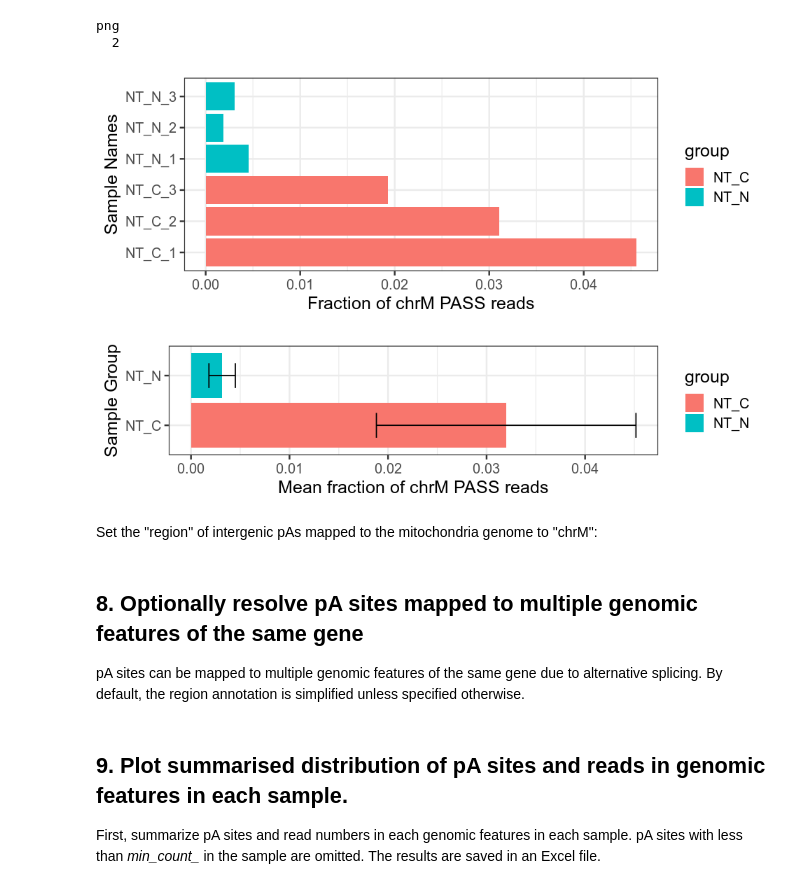
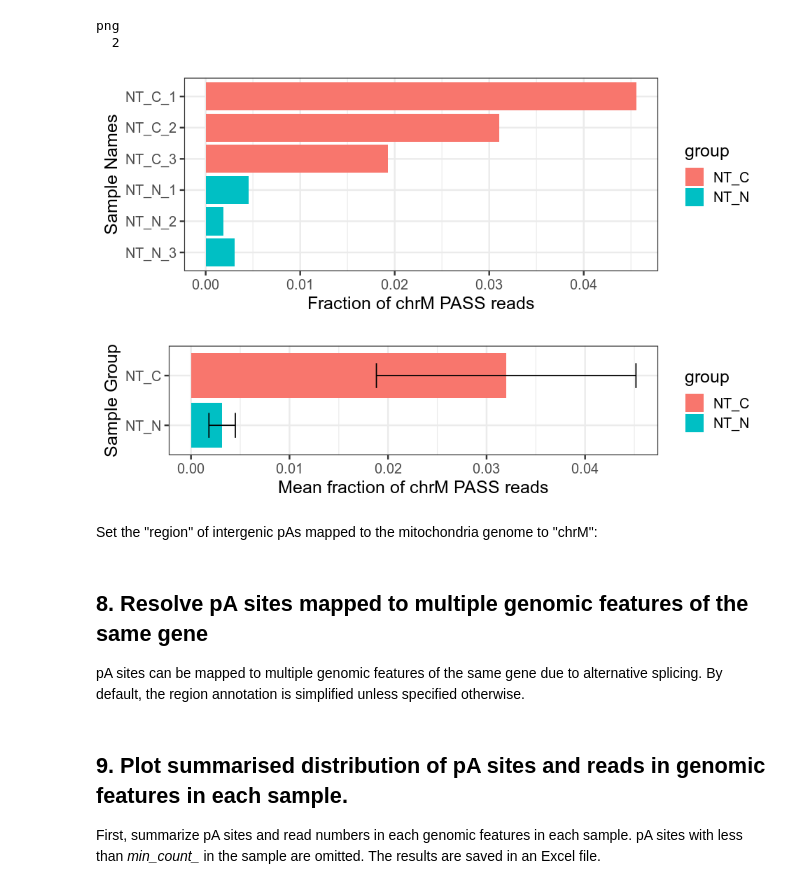
Before and after one commit to DinghaiZ/3-prime-READS-plus, a Jupyter notebook: projects/project_1/experiment_1/notebooks/Part-2.ipynb, the cells around one changed output. Saved outputs shown, nothing was run; the diff lists cells and outputs as text; code cells hidden in the pictures.

```diff
--- a/projects/project_1/experiment_1/notebooks/Part-2.ipynb
+++ b/projects/project_1/experiment_1/notebooks/Part-2.ipynb
@@ -482,13 +448,14 @@ total_counts = colSums(data.frame(mcols(pA))[,sample_names])
 
 df = data.frame(chrM_counts, total_counts, sample_names) %>%
      mutate(chrM_fraction = chrM_counts/total_counts) %>%
-     mutate(group = sub("(.+)_\\d.*$", "\\1", sample_names)) %>%
+     mutate(group = factor(sub("(.+)_\\d.*$", "\\1", sample_names))) %>%
      arrange(sample_names)
 
 p = ggplot(df, aes(x = sample_names, y = chrM_fraction, fill = group)) +
     geom_col() +
     scale_fill_hue() +
     coord_flip() +
+    scale_x_discrete(limits = rev(df$sample_names)) +
     xlab("Sample Names") +
     ylab("Fraction of chrM PASS reads")
 
@@ -505,41 +472,42 @@ options(repr.plot.width=8, repr.plot.height=3)
 
 p
 # %% [output]
-[figure, old version]
+[figure, new version]
 # %%
 # Calculate mean and sd of chrM fractions
 if(length(batches) > 1){
-#  df$sample_names = sub(paste0("_(", paste(batches, collapse = "|"), ")"), "", df$sample_names)
-  df = df %>%
+  sum_df = df %>%
     group_by(group) %>%
-    summarise(chrM_mean_fraction = mean(chrM_fraction), chrM_fraction_sd = sd(chrM_fraction))
+    summarise(chrM_mean_fraction = mean(chrM_fraction), chrM_fraction_sd = sd(chrM_fraction)) %>%
+    ungroup()
 
-  p = ggplot(df, aes(x = group, y=chrM_mean_fraction, fill = group)) +
+  p = ggplot(sum_df, aes(x = group, y = chrM_mean_fraction, fill = group)) +
     geom_col() +
     geom_errorbar(aes(x = group,
                       ymin = chrM_mean_fraction-chrM_fraction_sd,
                       ymax = chrM_mean_fraction+chrM_fraction_sd),
                   width = 0.5) +
     coord_flip() +
+    scale_x_discrete(limits = rev(sum_df$group)) +
     xlab("Sample Group") +
     ylab("Mean fraction of chrM PASS reads")
 
-  png(file.path(result_dir, "mean_chrM_reads_fraction.png"), 100*nrow(df), 500)
+  png(file.path(result_dir, "mean_chrM_reads_fraction.png"), 100*nrow(sum_df), 500)
   print(p)
 
 
   options(repr.plot.width=8, repr.plot.height=2)
   dev.off()
   p
 }
 # %% [output]
-[figure, old version]
+[figure, new version]
 # %% [markdown]
 Set the "region" of intergenic pAs mapped to the mitochondria genome to "chrM":
 # %%
 pA[pA$region == "intergenic" & seqnames(pA) == "chrM"]$region = "chrM"
 # %% [markdown]
-## 8. Optionally resolve pA sites mapped to multiple genomic features of the same gene
+## 8. Resolve pA sites mapped to multiple genomic features of the same gene
 pA sites can be mapped to multiple genomic features of the same gene due to alternative splicing. By default, the region annotation is simplified unless specified otherwise.
 # %%
 # Fix pAs mapped to multiple features
```
Also changed, not shown: parts of 20 cells of this notebook.
